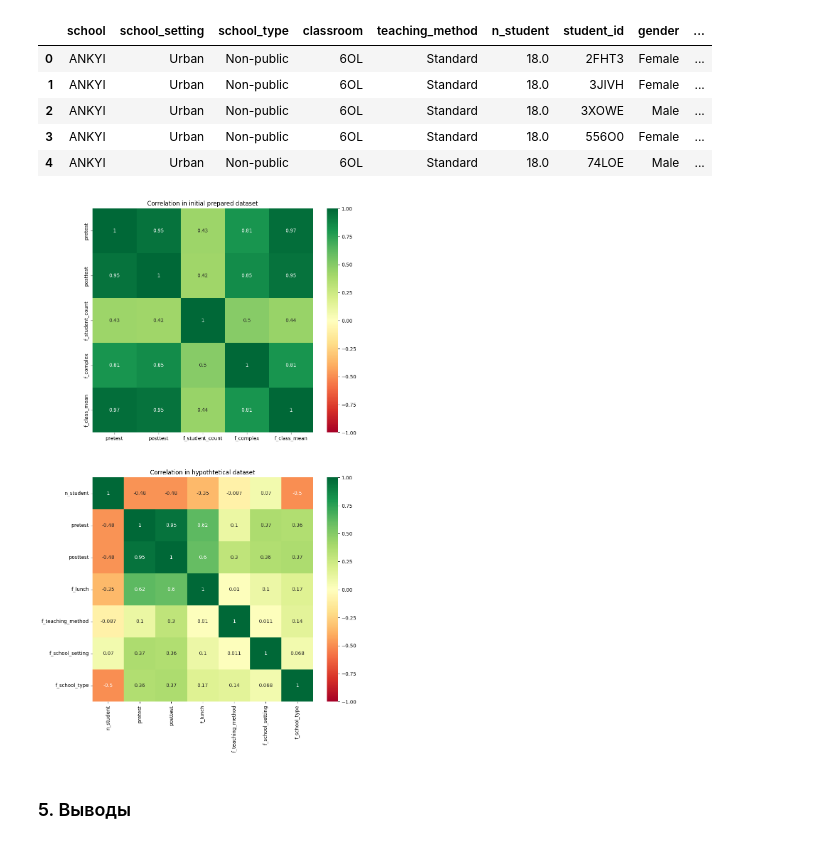
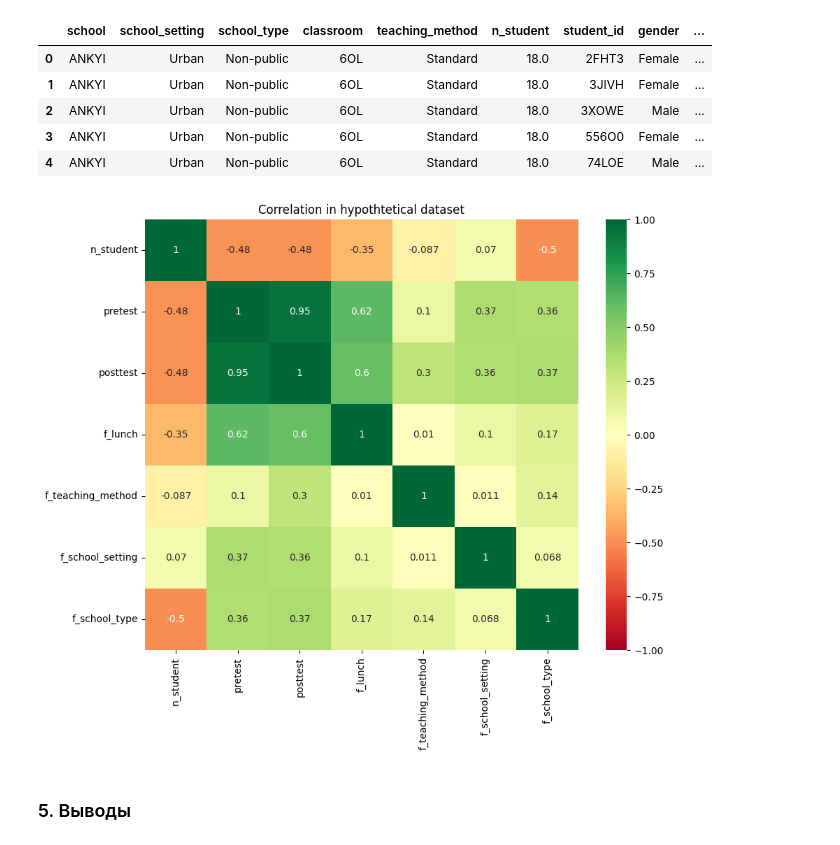
Before and after one commit to LlirikOknessu/tpu-8e22-ML-course, a Jupyter notebook: munkonov_nima/eda.ipynb, the cells around one changed output. Saved outputs shown, nothing was run; the diff lists cells and outputs as text; code cells hidden in the pictures.

```diff
--- a/munkonov_nima/eda.ipynb
+++ b/munkonov_nima/eda.ipynb
@@ -319,28 +319,28 @@ cs['f_class_mean'] = cs[['classroom','pretest']].groupby(['classroom']).transfor
 # %%
 #  Изначальный вариант с удалением ненужных по моему мнению признаков
 df_initial = cs.select_dtypes(include=['number'])
 df_initial = df_initial.drop(columns='n_student')
 
 # Тестовый вариант с оцифрованными категориальными признаками.
 # Чем больше корреляция с результатом за тест, тем больше численное значение
 pd.set_option('future.no_silent_downcasting', True)
 df_hypothetic = cs.select_dtypes(include=['number'])
 df_hypothetic = df_hypothetic.drop(columns=['f_student_count', 'f_complex', 'f_class_mean'])
 df_hypothetic['f_lunch'] = cs['lunch'].replace(['Qualifies for reduced/free lunch', 'Does not qualify'], [0, 1])
 df_hypothetic['f_teaching_method'] = cs['teaching_method'].replace(['Standard', 'Experimental'], [0, 1])
 df_hypothetic['f_school_setting'] = cs['school_setting'].replace(['Rural', 'Urban', 'Suburban'], [0, 1, 2])
 df_hypothetic['f_school_type'] = cs['school_type'].replace(['Public', 'Non-public'], [0, 1])
 
 corr_initial = df_initial.corr()
 corr_hypothetic = df_hypothetic.corr()
 
-fix, axs = plt.subplots(2, 1, figsize=(10, 18))
-sns.heatmap(corr_initial, annot=True, cmap='RdYlGn', vmin=-1, vmax=1, ax=axs[0])
-sns.heatmap(corr_hypothetic, annot=True, cmap='RdYlGn', vmin=-1, vmax=1, ax=axs[1])
-axs[0].set_title('Correlation in initial prepared dataset')
-axs[1].set_title('Correlation in hypothtetical dataset');
+fix, axs = plt.subplots(1, 1, figsize=(10, 8))
+# sns.heatmap(corr_initial, annot=True, cmap='RdYlGn', vmin=-1, vmax=1, ax=axs[0])
+sns.heatmap(corr_hypothetic, annot=True, cmap='RdYlGn', vmin=-1, vmax=1, ax=axs)
+# axs[0].set_title('Correlation in initial prepared dataset')
+axs.set_title('Correlation in hypothtetical dataset');
 # %% [output]
-[figure, old version]
+[figure, new version]
 # %% [markdown]
 ### 5. Выводы
 # %% [markdown]
```
Also changed, not shown: parts of 1 cell of this notebook, 25 other files.
